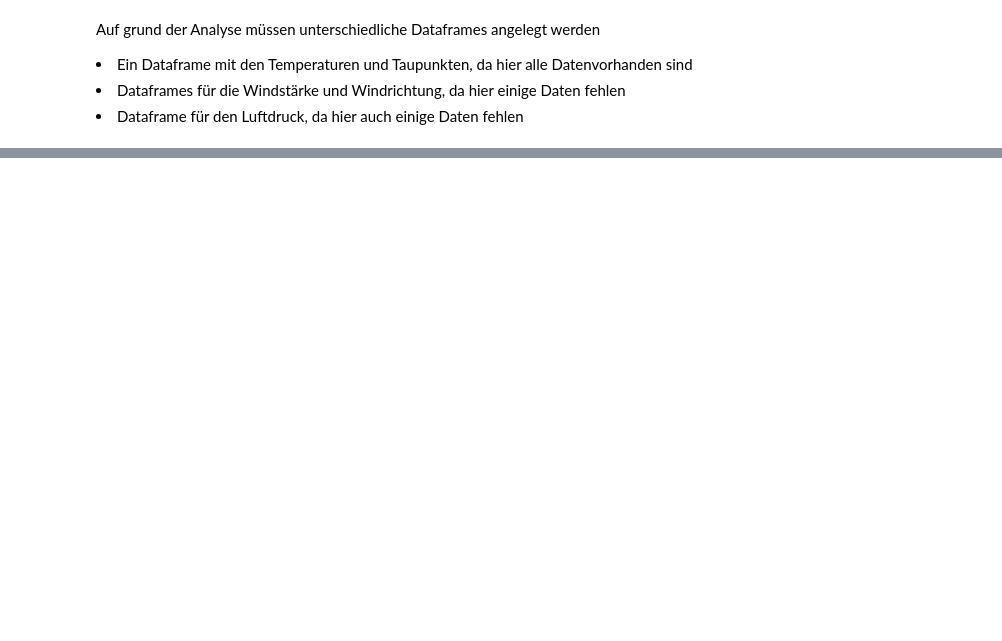
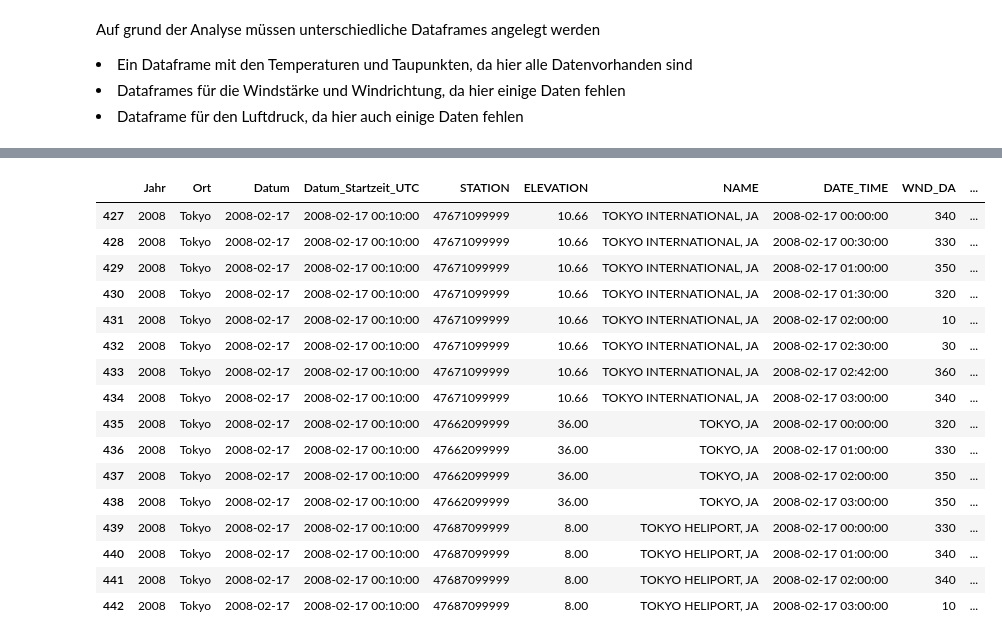
Before and after one commit to Wade-Sys/wma, a Jupyter notebook: Wetter/prepare_weather_data_step_2.ipynb, the cells around one changed output, grey strips where cells are left out. Drawn from its saved outputs; the diff is of its cells as text; code cells hidden in the pictures; blank space fills up the shorter version.

Commit message:
Aufbereitung Wetter Step 3

```diff
--- a/Wetter/prepare_weather_data_step_2.ipynb
+++ b/Wetter/prepare_weather_data_step_2.ipynb
@@ -40,12 +40,18 @@ df_wetter_1.head()
 | 3 | 2007 | Berlin | 2007-09-30 | 2007-09-30 07:15:00 | 10382099999 | 37.18 | TEGEL, GM | 230,1,N,0051,1 | +0140,1 | ... |
 | 4 | 2007 | Berlin | 2007-09-30 | 2007-09-30 07:15:00 | 10382099999 | 37.18 | TEGEL, GM | 220,1,N,0067,1 | +0150,1 | ... |
 # %%
-# WND Spalte beinhaltet mehrere Informationen die in einzelne Spalten getrennt werden müssen
+# WND/TMP/DEW/SLP Spalte beinhaltet mehrere Informationen die in einzelne Spalten getrennt werden müssen
 df_wetter_1['WND_DA'] = None # WIND-OBSERVATION direction angle
 df_wetter_1['WND_DA_QC'] = None # WIND-OBSERVATION direction quality code
 df_wetter_1['WND_TC'] = None # WIND-OBSERVATION type code
 df_wetter_1['WND_SR'] = None # WIND-OBSERVATION speed rate
 df_wetter_1['WND_SR_QC'] = None # WIND-OBSERVATION speed quality code
+df_wetter_1['TMP_AT'] = None # AIR-TEMPERATURE-OBSERVATION air temperature
+df_wetter_1['TMP_AT_QC'] = None # AIR-TEMPERATURE-OBSERVATION air temperature quality code
+df_wetter_1['DEW_PT'] = None # AIR-TEMPERATURE-OBSERVATION dew point temperature
+df_wetter_1['DEW_PT_QC'] = None # AIR-TEMPERATURE-OBSERVATION dew point quality code
+df_wetter_1['SLP_SLP'] = None # ATMOSPHERIC-PRESSURE-OBSERVATION sea level pressure
+df_wetter_1['SLP_SLP_QC'] = None # ATMOSPHERIC-PRESSURE-OBSERVATION sea level pressure quality code
 
 df_wetter_1.head()
 # %% [output]
@@ -56,7 +62,7 @@ df_wetter_1.head()
 | 3 | 2007 | Berlin | 2007-09-30 | 2007-09-30 07:15:00 | 10382099999 | 37.18 | TEGEL, GM | 230,1,N,0051,1 | +0140,1 | ... |
 | 4 | 2007 | Berlin | 2007-09-30 | 2007-09-30 07:15:00 | 10382099999 | 37.18 | TEGEL, GM | 220,1,N,0067,1 | +0150,1 | ... |
 # %%
-# Neue WND-Spalten befüllen
+# Neue Spalten befüllen
 for i, row in df_wetter_1.iterrows():
     wnd_splitted = row['WND'].split(",")
     df_wetter_1.loc[i,['WND_DA']] = wnd_splitted[0]
@@ -65,6 +71,18 @@ for i, row in df_wetter_1.iterrows():
     df_wetter_1.loc[i,['WND_SR']] = wnd_splitted[3]
     df_wetter_1.loc[i,['WND_SR_QC']] = wnd_splitted[4]
 
+    tmp_splitted = row['TMP'].split(",")
+    df_wetter_1.loc[i,['TMP_AT']] = tmp_splitted[0]
+    df_wetter_1.loc[i,['TMP_AT_QC']] = tmp_splitted[1]
+
+    dew_splitted = row['DEW'].split(",")
+    df_wetter_1.loc[i,['DEW_PT']] = dew_splitted[0]
+    df_wetter_1.loc[i,['DEW_PT_QC']] = dew_splitted[1]
+
+    slp_splitted = row['SLP'].split(",")
+    df_wetter_1.loc[i,['SLP_SLP']] = slp_splitted[0]
+    df_wetter_1.loc[i,['SLP_SLP_QC']] = slp_splitted[1]
+
 df_wetter_1.head()
 # %% [output]
 |  | Jahr | Ort | Datum | Datum_Startzeit_UTC | STATION | ELEVATION | NAME | WND | TMP | ... |
@@ -238,3 +316,7 @@ df_wetter_1.loc[(df_wetter_1.SLP == '99999,9')].groupby(['SLP']).agg({'SLP':'cou
 </lu>
 # %%
 #df_wetter_1.loc[(df_wetter_1.SLP == '99999,9')]
+# %%
+# Dataframe kopieren und nicht benötigte Spalten entfernen
+df_wetter_2 = df_wetter_1.drop(columns=['WND','TMP','DEW','SLP']).copy()
+df_wetter_2.head()
@@ -240,0 +339,30 @@ df_wetter_1.loc[(df_wetter_1.SLP == '99999,9')].groupby(['SLP']).agg({'SLP':'cou
+# %%
+# Datentypen setzen
+df_wetter_2['DEW_PT'] = df_wetter_2['DEW_PT'].astype(float)
+df_wetter_2['TMP_AT'] = df_wetter_2['TMP_AT'].astype(float)
+df_wetter_2['WND_SR'] = df_wetter_2['WND_SR'].astype(float)
+df_wetter_2['SLP_SLP'] = df_wetter_2['SLP_SLP'].astype(float)
+df_wetter_2['WND_DA'] = df_wetter_2['WND_DA'].astype(int)
+
+df_wetter_2['ELEVATION'] = df_wetter_2['ELEVATION'].astype(float)
+df_wetter_2['Jahr'] = df_wetter_2['Jahr'].astype(int)
+# %%
+df_wetter_2.loc[(df_wetter_2.Ort == 'Tokyo') & (df_wetter_2.Jahr == 2008)].head(30) # Prüfung
+# %% [output]
+|  | Jahr | Ort | Datum | Datum_Startzeit_UTC | STATION | ELEVATION | NAME | DATE_TIME | WND_DA | ... |
+| 427 | 2008 | Tokyo | 2008-02-17 | 2008-02-17 00:10:00 | 47671099999 | 10.66 | TOKYO INTERNATIONAL, JA | 2008-02-17 00:00:00 | 340 | ... |
+| 428 | 2008 | Tokyo | 2008-02-17 | 2008-02-17 00:10:00 | 47671099999 | 10.66 | TOKYO INTERNATIONAL, JA | 2008-02-17 00:30:00 | 330 | ... |
+| 429 | 2008 | Tokyo | 2008-02-17 | 2008-02-17 00:10:00 | 47671099999 | 10.66 | TOKYO INTERNATIONAL, JA | 2008-02-17 01:00:00 | 350 | ... |
+| 430 | 2008 | Tokyo | 2008-02-17 | 2008-02-17 00:10:00 | 47671099999 | 10.66 | TOKYO INTERNATIONAL, JA | 2008-02-17 01:30:00 | 320 | ... |
+| 431 | 2008 | Tokyo | 2008-02-17 | 2008-02-17 00:10:00 | 47671099999 | 10.66 | TOKYO INTERNATIONAL, JA | 2008-02-17 02:00:00 | 10 | ... |
+| 432 | 2008 | Tokyo | 2008-02-17 | 2008-02-17 00:10:00 | 47671099999 | 10.66 | TOKYO INTERNATIONAL, JA | 2008-02-17 02:30:00 | 30 | ... |
+| 433 | 2008 | Tokyo | 2008-02-17 | 2008-02-17 00:10:00 | 47671099999 | 10.66 | TOKYO INTERNATIONAL, JA | 2008-02-17 02:42:00 | 360 | ... |
+| 434 | 2008 | Tokyo | 2008-02-17 | 2008-02-17 00:10:00 | 47671099999 | 10.66 | TOKYO INTERNATIONAL, JA | 2008-02-17 03:00:00 | 340 | ... |
+| 435 | 2008 | Tokyo | 2008-02-17 | 2008-02-17 00:10:00 | 47662099999 | 36.00 | TOKYO, JA | 2008-02-17 00:00:00 | 320 | ... |
+| 436 | 2008 | Tokyo | 2008-02-17 | 2008-02-17 00:10:00 | 47662099999 | 36.00 | TOKYO, JA | 2008-02-17 01:00:00 | 330 | ... |
+| 437 | 2008 | Tokyo | 2008-02-17 | 2008-02-17 00:10:00 | 47662099999 | 36.00 | TOKYO, JA | 2008-02-17 02:00:00 | 350 | ... |
+| 438 | 2008 | Tokyo | 2008-02-17 | 2008-02-17 00:10:00 | 47662099999 | 36.00 | TOKYO, JA | 2008-02-17 03:00:00 | 350 | ... |
+| 439 | 2008 | Tokyo | 2008-02-17 | 2008-02-17 00:10:00 | 47687099999 | 8.00 | TOKYO HELIPORT, JA | 2008-02-17 00:00:00 | 330 | ... |
+| 440 | 2008 | Tokyo | 2008-02-17 | 2008-02-17 00:10:00 | 47687099999 | 8.00 | TOKYO HELIPORT, JA | 2008-02-17 01:00:00 | 340 | ... |
+| 441 | 2008 | Tokyo | 2008-02-17 | 2008-02-17 00:10:00 | 47687099999 | 8.00 | TOKYO HELIPORT, JA | 2008-02-17 02:00:00 | 340 | ... |
+| 442 | 2008 | Tokyo | 2008-02-17 | 2008-02-17 00:10:00 | 47687099999 | 8.00 | TOKYO HELIPORT, JA | 2008-02-17 03:00:00 | 10 | ... |
```
Also changed, not shown: parts of 17 cells of this notebook, 3 other files.
